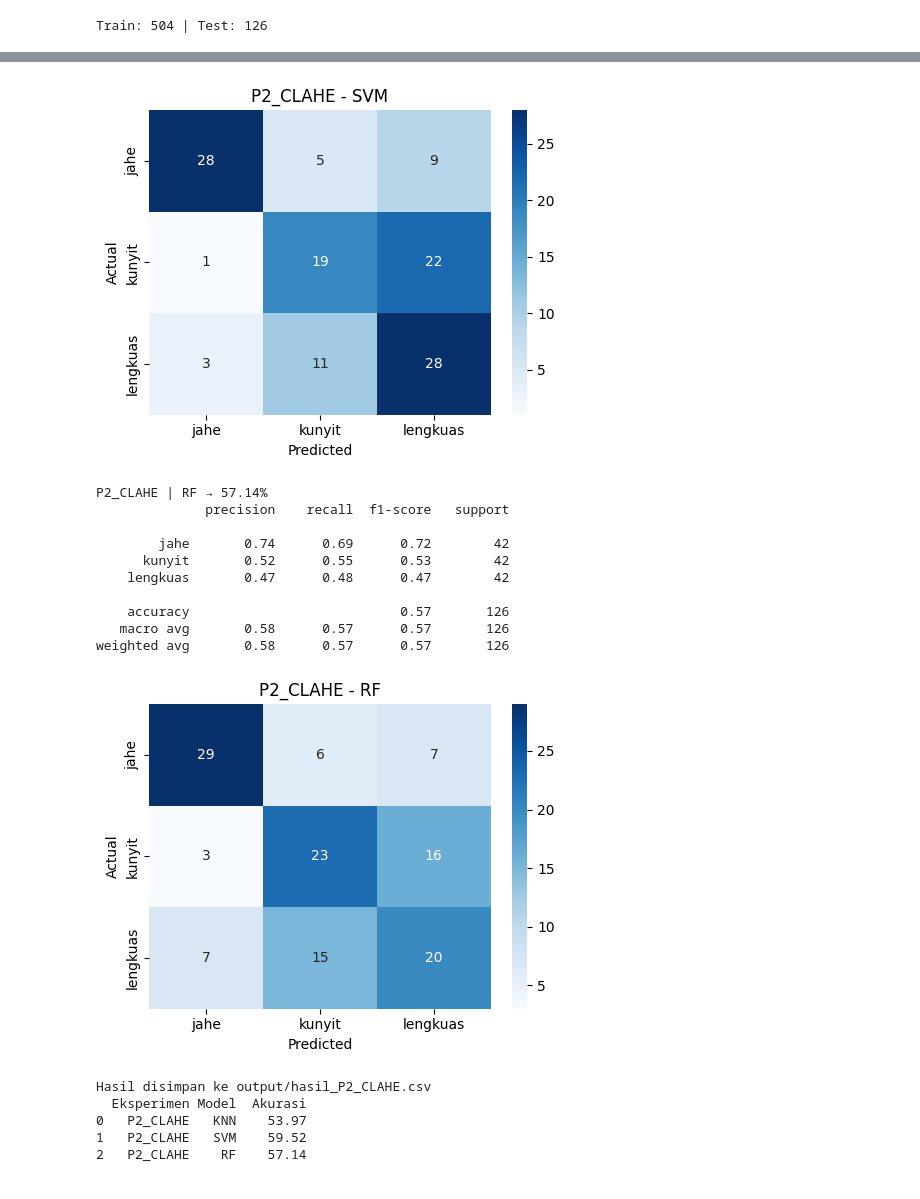
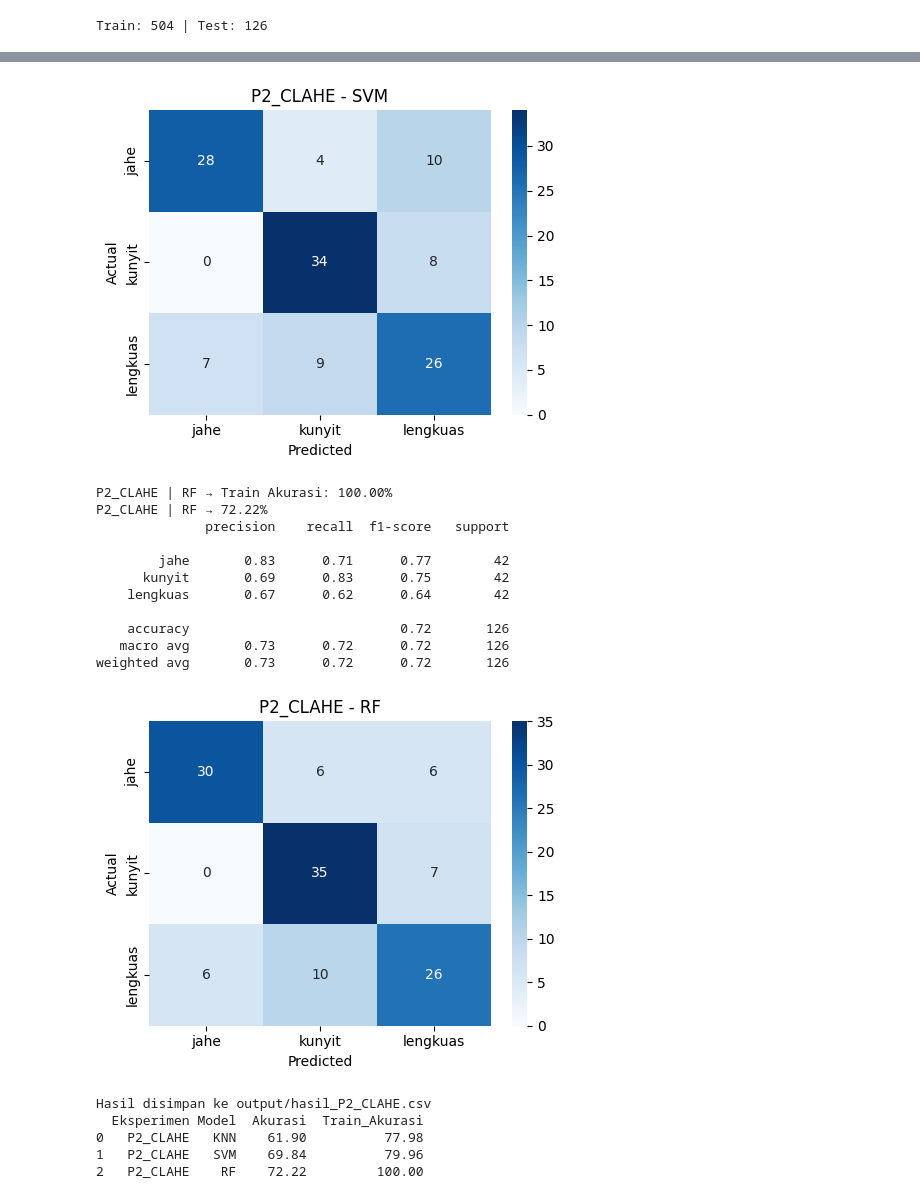
Before and after one commit to karimirim/Team8_RhizomesClassification, a Jupyter notebook: P2_CLAHE.ipynb, the cells around one changed output, grey strips where cells are left out. Saved outputs shown, nothing was run; the diff lists cells and outputs as text; code cells hidden in the pictures.

Commit message:
train dan coba LBP dan fitur wara di P2

```diff
--- a/P2_CLAHE.ipynb
+++ b/P2_CLAHE.ipynb
@@ -50,8 +51,17 @@ preview_preprocessing(images, labels, preprocess, EXP_NAME)
 Total gambar loaded: 630
 [figure]
 # %%
-# Cell 5 — Ekstraksi Fitur GLCM
-X = np.array([extract_glcm_features(preprocess(img.copy())) for img in images])
+# Cell 5 — Ekstraksi Fitur GLCM + Warna + LBP
+X = []
+for img in images:
+    processed = preprocess(img.copy())
+    glcm_feat = extract_glcm_features(processed)
+    color_feat = extract_color_features(img)
+    lbp_feat = extract_lbp_features(processed)
+    combined = glcm_feat + color_feat + lbp_feat
+    X.append(combined)
+
+X = np.array(X)
 
 from sklearn.preprocessing import StandardScaler
 scaler = StandardScaler()
@@ -60,7 +70,7 @@ X = scaler.fit_transform(X)
 le = LabelEncoder()
 y = le.fit_transform(labels)
 
-print(f'Shape fitur: {X.shape}')
+print(f'Shape fitur: {X.shape}')  # sekarang harusnya (n, 40) → 24 GLCM + 6 warna + 10 LBP
 print(f'Kelas: {le.classes_}')
 
 os.makedirs('output', exist_ok=True)
@@ -89,6 +99,11 @@ print(f'Train: {len(X_train)} | Test: {len(X_test)}')
 Train: 504 | Test: 126
 # %%
 # Cell 6 — Training & Evaluasi
+X_train, X_test, y_train, y_test = train_test_split(
+    X, y, test_size=0.2, random_state=42, stratify=y
+)
+print(f'Train: {len(X_train)} | Test: {len(X_test)}')
+
 models = {
     'KNN': KNeighborsClassifier(n_neighbors=5),
     'SVM': SVC(kernel='rbf', random_state=42),
@@ -98,7 +113,14 @@ models = {
 results = []
 for model_name, model in models.items():
     model.fit(X_train, y_train)
+
+    # Akurasi train (cek overfitting)
+    y_train_pred = model.predict(X_train)
+    train_acc = accuracy_score(y_train, y_train_pred)
+    print(f'{EXP_NAME} | {model_name} → Train Akurasi: {train_acc*100:.2f}%')
+
     result = evaluate_and_save(model, X_test, y_test, le, EXP_NAME, model_name)
+    result['Train_Akurasi'] = round(train_acc * 100, 2)
     results.append(result)
 
 df_results = pd.DataFrame(results)
@@ -130,17 +155,18 @@ weighted avg       0.63      0.60      0.60       126
-[figure, old version]
+[figure, new version]
-P2_CLAHE | RF → 57.14%
+P2_CLAHE | RF → Train Akurasi: 100.00%
+P2_CLAHE | RF → 72.22%
               precision    recall  f1-score   support
 
-        jahe       0.74      0.69      0.72        42
-      kunyit       0.52      0.55      0.53        42
-    lengkuas       0.47      0.48      0.47        42
+        jahe       0.83      0.71      0.77        42
+      kunyit       0.69      0.83      0.75        42
+    lengkuas       0.67      0.62      0.64        42
 
-    accuracy                           0.57       126
-   macro avg       0.58      0.57      0.57       126
-weighted avg       0.58      0.57      0.57       126
+    accuracy                           0.72       126
+   macro avg       0.73      0.72      0.72       126
+weighted avg       0.73      0.72      0.72       126
-[figure, old version]
+[figure, new version]
 Hasil disimpan ke output/hasil_P2_CLAHE.csv
-  Eksperimen Model  Akurasi
-0   P2_CLAHE   KNN    53.97
-1   P2_CLAHE   SVM    59.52
-2   P2_CLAHE    RF    57.14
+  Eksperimen Model  Akurasi  Train_Akurasi
+0   P2_CLAHE   KNN    61.90          77.98
+1   P2_CLAHE   SVM    69.84          79.96
+2   P2_CLAHE    RF    72.22         100.00
```
Also changed, not shown: parts of 3 cells of this notebook, 5 other files.
